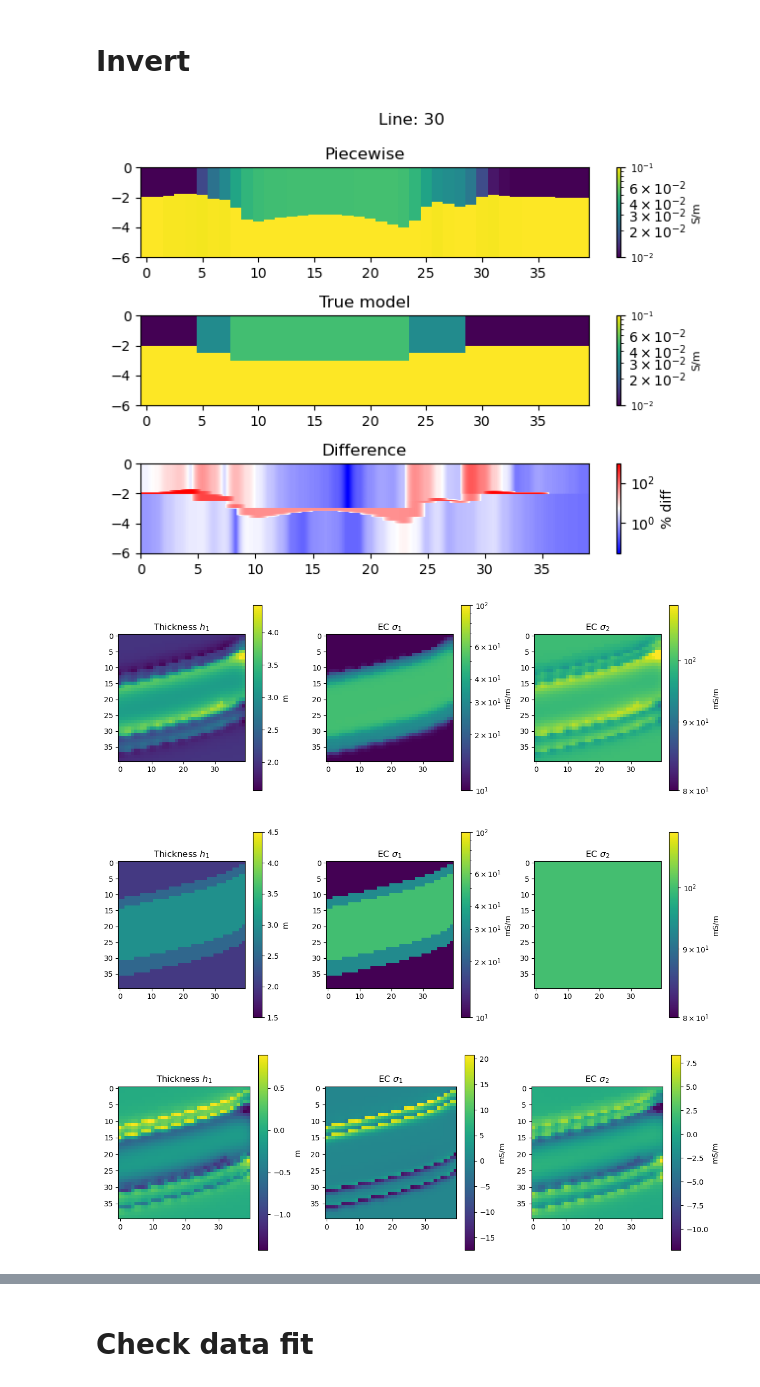
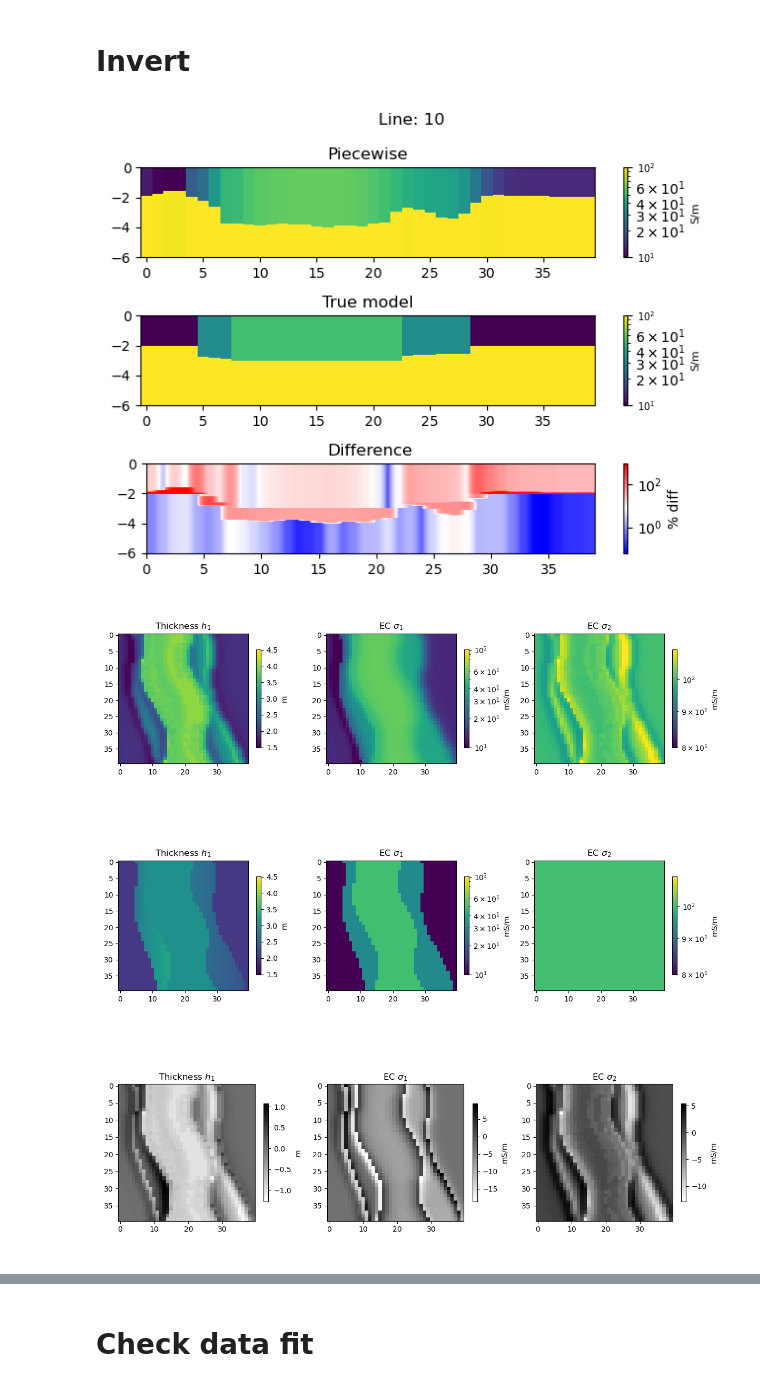
Before and after one commit to mariacarrizo/FDEM_LCI_PWI, a Jupyter notebook: Channel/15_Piecewise_3DChannel.ipynb, the cells around one changed output, grey strips where cells are left out. Drawn from its saved outputs; the diff is of its cells as text; code cells hidden in the pictures.

```diff
--- a/Channel/15_Piecewise_3DChannel.ipynb
+++ b/Channel/15_Piecewise_3DChannel.ipynb
@@ -19,11 +19,11 @@ from Plot import grid
 # Load data
 # %%
 print('Using files:')
-print('data/data_3DChannel_nosort.npy')
+print('data/data_3DChannel_nosort_new.npy')
 print()
 
 # model parameters [h_1, sigma_1, sigma_2]
 
-data = np.load('data/data_3DChannel_nosort.npy')
+data = np.load('data/data_3DChannel_nosort_new.npy')
 # %% [output]
 Using files:
@@ -31,4 +31,4 @@ data/data_3DChannel_nosort.npy
 # %%
 # Load true model
 
-model_true = np.load('models/model_3DChannel.npy')
+model_true = np.load('models/model_3DChannel_new.npy')
@@ -38,15 +42,15 @@ nlay = 2 # number of layers
 # %%
 fop = FDEM1DModelling_nosort(nlay=nlay)
 
-transThk = pg.trans.TransLogLU(0.1,5)
-transSig = pg.trans.TransLogLU(1/1000,200/1000)
+transThk = pg.trans.TransLogLU(0.1,4)
+transSig = pg.trans.TransLogLU(5/1000,200/1000)
 
 fop.region(0).setTransModel(transThk)
 fop.region(1).setTransModel(transSig)
 
 # Perform inversion in each position
 
-startModel = np.array([3, 0.1, 0.1]) # initial model
+startModel = np.array([3, 0.05, 0.05]) # initial model
 
 model_inv = []
 response = []
@@ -63,6 +67,9 @@ for pos in range(npos):
 m = np.array(model_inv)
 
 m = m.reshape(40,40,3)
+# %%
+m[:,:,1:] = m[:,:,1:]*1000
+model_true[:,:,1:] = model_true[:,:,1:]*1000
 # %%
 model_inv_grid = []
 
@@ -76,11 +83,11 @@ for i in range(model_true.shape[1]):
 # %%
 fig, ax = plt.subplots(3)
 
-l =30
+l = 10
 
-showStitchedModels(m[:,l,:], zMax= 6, cMin=10/1000, cMax=100/1000, ax=ax[0], label='S/m')
+showStitchedModels(m[l,:,:], zMax= 6, cMin=10, cMax=100, ax=ax[0], label='S/m')
 ax[0].set_title('Piecewise')
-showStitchedModels(model_true[l,:,:], zMax= 6, cMin=10/1000, cMax=100/1000, ax=ax[1], label='S/m')
+showStitchedModels(model_true[:,l,:], zMax= 6, cMin=10, cMax=100, ax=ax[1], label='S/m')
 ax[1].set_title('True model')
 
 c2 = ax[2].imshow(np.abs((model_inv_grid[l].T - model_true_grid[l].T)/model_true_grid[l].T)*100, extent=([0, 39,-6,0]), cmap='bwr', aspect=1.3, norm='log')
@@ -91,61 +98,61 @@ fig.suptitle('Line: '+str( l))
 
 plt.tight_layout()
 # %% [output]
-[figure, old version]
+[figure, new version]
 # %%
 fig, ax = plt.subplots(1,3, figsize=(12,4))
 
-c1 = ax[0].imshow(m[:,:,0])
-fig.colorbar(c1, ax=ax[0], label='m',)
+c1 = ax[0].imshow(m[:,:,0],  vmin=1.5, vmax=4.5)
+fig.colorbar(c1, ax=ax[0], label='m', shrink=0.5,)
 ax[0].set_title('Thickness $h_1$')
 
-c2 = ax[1].imshow(m[:,:,1]*1000, vmin =10, vmax=100, norm='log')
-fig.colorbar(c2, ax=ax[1], label='mS/m')
+c2 = ax[1].imshow(m[:,:,1], vmin =10, vmax=100, norm='log')
+fig.colorbar(c2, ax=ax[1], label='mS/m', shrink=0.5)
 ax[1].set_title('EC $\sigma_1$')
 
-c3 = ax[2].imshow(m[:,:,2]*1000, vmin =80, vmax=110, norm='log')
-fig.colorbar(c3, ax=ax[2], label='mS/m')
+c3 = ax[2].imshow(m[:,:,2], vmin =80, vmax=110, norm='log')
+fig.colorbar(c3, ax=ax[2], label='mS/m', shrink=0.5)
 ax[2].set_title('EC $\sigma_2$')
 
 plt.tight_layout()
 # %% [output]
-[figure, old version]
+[figure, new version]
 # %%
 fig, ax = plt.subplots(1,3, figsize=(12,4))
 
 c1 = ax[0].imshow(model_true[:,:,0].T, vmin=1.5, vmax=4.5)
-fig.colorbar(c1, ax=ax[0], label='m')
+fig.colorbar(c1, ax=ax[0], label='m', shrink=0.5,)
 ax[0].set_title('Thickness $h_1$')
 
-c2 = ax[1].imshow(model_true[:,:,1].T*1000, vmin =10, vmax=100, norm='log')
-fig.colorbar(c2, ax=ax[1], label='mS/m')
+c2 = ax[1].imshow(model_true[:,:,1].T, vmin =10, vmax=100, norm='log')
+fig.colorbar(c2, ax=ax[1], label='mS/m', shrink=0.5,)
 ax[1].set_title('EC $\sigma_1$')
 
-c3 = ax[2].imshow(model_true[:,:,2].T*1000, vmin =80, vmax=110, norm='log')
-fig.colorbar(c3, ax=ax[2], label='mS/m')
+c3 = ax[2].imshow(model_true[:,:,2].T, vmin =80, vmax=110, norm='log')
+fig.colorbar(c3, ax=ax[2], label='mS/m', shrink=0.5,)
 ax[2].set_title('EC $\sigma_2$')
 
 plt.tight_layout()
 # %% [output]
-[figure, old version]
+[figure, new version]
 # %%
 fig, ax = plt.subplots(1,3, figsize=(12,4))
 
-c1 = ax[0].imshow(model_true[:,:,0].T-m[:,:,0])
-fig.colorbar(c1, ax=ax[0], label='m')
+c1 = ax[0].imshow(model_true[:,:,0].T-m[:,:,0], cmap='binary')
+fig.colorbar(c1, ax=ax[0], label='m', shrink=0.5,)
 ax[0].set_title('Thickness $h_1$')
 
-c2 = ax[1].imshow(model_true[:,:,1].T*1000-m[:,:,1]*1000)
-fig.colorbar(c2, ax=ax[1], label='mS/m')
+c2 = ax[1].imshow(model_true[:,:,1].T-m[:,:,1], cmap='binary')
+fig.colorbar(c2, ax=ax[1], label='mS/m', shrink=0.5,)
 ax[1].set_title('EC $\sigma_1$')
 
-c3 = ax[2].imshow(model_true[:,:,2].T*1000-m[:,:,2]*1000)
-fig.colorbar(c3, ax=ax[2], label='mS/m')
+c3 = ax[2].imshow(model_true[:,:,2].T-m[:,:,2], cmap='binary')
+fig.colorbar(c3, ax=ax[2], label='mS/m', shrink=0.5,)
 ax[2].set_title('EC $\sigma_2$')
 
 plt.tight_layout()
 # %% [output]
-[figure, old version]
+[figure, new version]
 # %%
 fig, ax = plt.subplots(1,3, figsize=(12,4))
 
```
Also changed, not shown: parts of 8 cells of this notebook, 49 other files.
